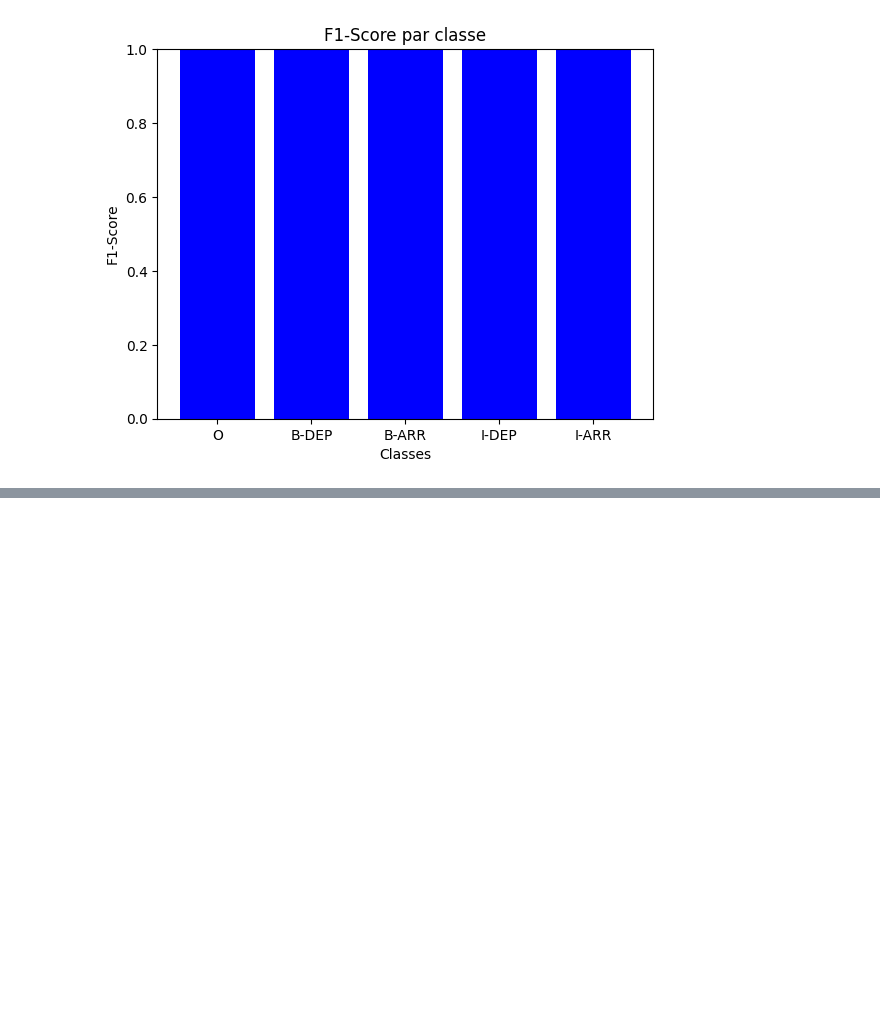
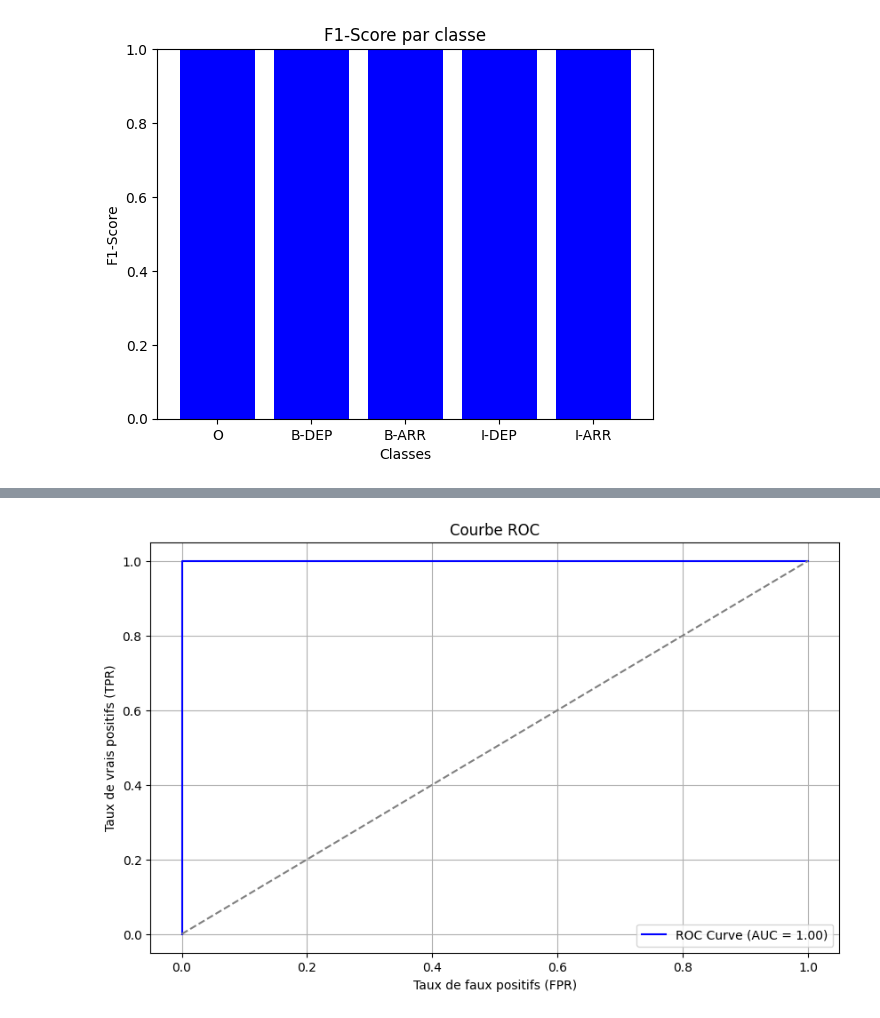
Before and after one commit to Leoglme/nlp_travel_order_resolver, a Jupyter notebook: evaluations/camembert_ner_evaluation/executed_notebook.ipynb, the cells around one changed output, grey strips where cells are left out. Saved outputs shown, nothing was run; the diff lists cells and outputs as text; code cells hidden in the pictures; blank space fills up the shorter version.

Commit message:
feat: add courbe roc and sentence lenght graphs for ner notebook

```diff
--- a/evaluations/camembert_ner_evaluation/executed_notebook.ipynb
+++ b/evaluations/camembert_ner_evaluation/executed_notebook.ipynb
@@ -112,0 +123,26 @@ plt.show()
+# %%
+
+from sklearn.metrics import roc_curve, auc
+import numpy as np
+import matplotlib.pyplot as plt
+
+# Conversion des étiquettes en un format binaire pour le ROC
+true_labels_bin = np.array([1 if label in [1, 3] else 0 for label in all_true_labels])  # B-DEP/I-DEP comme positifs
+predicted_labels_bin = np.array([1 if label in [1, 3] else 0 for label in all_predicted_labels])
+
+try:
+    fpr, tpr, _ = roc_curve(true_labels_bin, predicted_labels_bin)
+    roc_auc = auc(fpr, tpr)
+    plt.figure(figsize=(10, 6))
+    plt.plot(fpr, tpr, color='blue', label=f"ROC Curve (AUC = {roc_auc:.2f})")
+    plt.plot([0, 1], [0, 1], color="gray", linestyle="--")
+    plt.xlabel("Taux de faux positifs (FPR)")
+    plt.ylabel("Taux de vrais positifs (TPR)")
+    plt.title("Courbe ROC")
+    plt.legend()
+    plt.grid()
+    plt.show()
+except ValueError as e:
+    print(f"Erreur lors de la génération de la courbe ROC : {e}")
+# %% [output]
+[figure, added]
```
Also changed, not shown: parts of 6 cells of this notebook, 3 other files.
